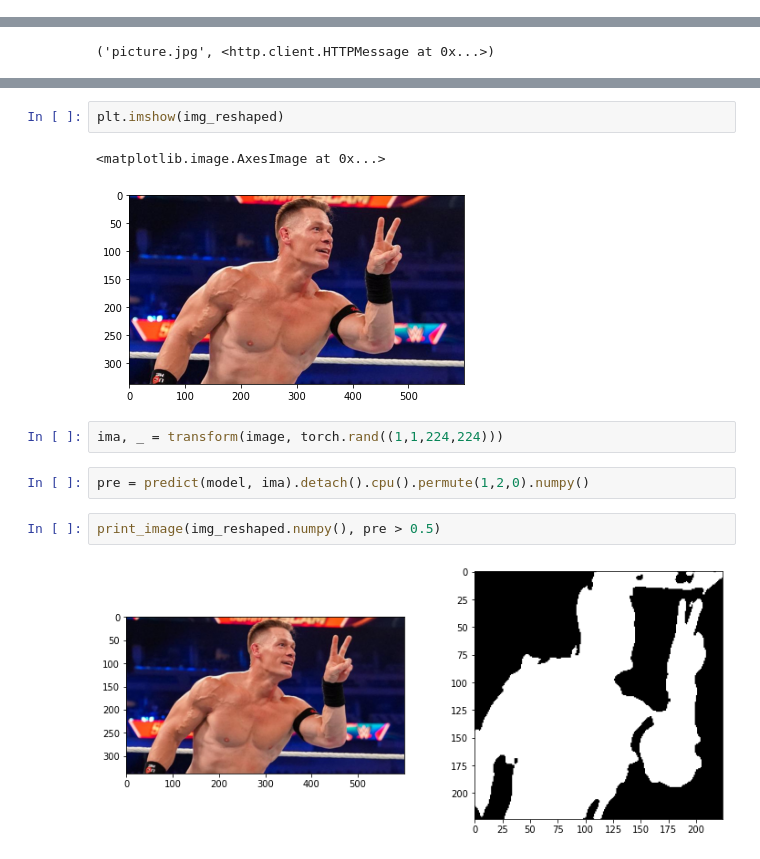
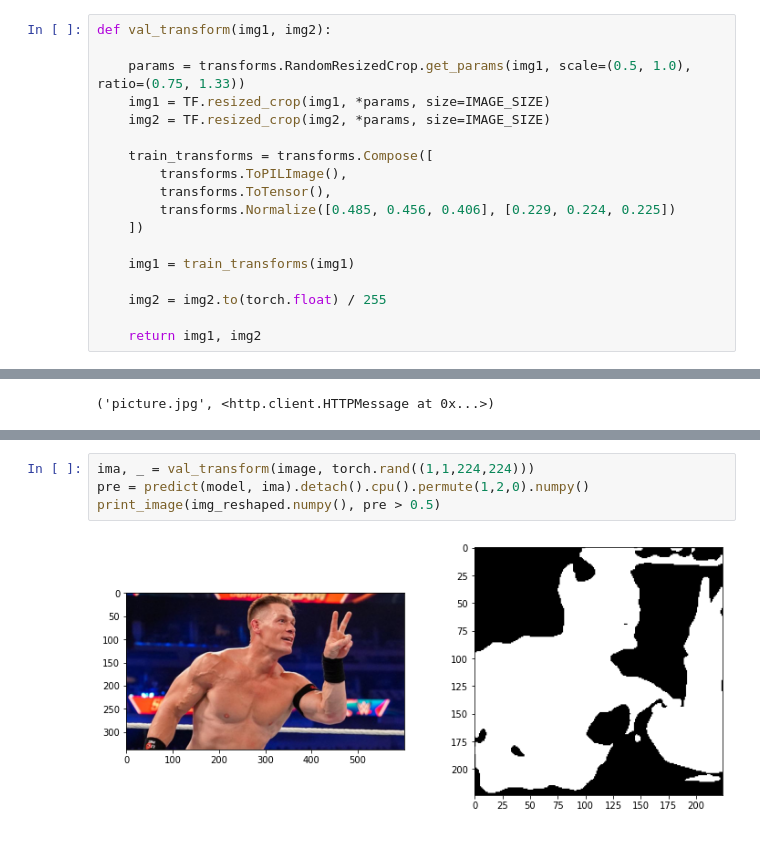
Before and after one commit to EvaEVL/BodySegmentation, a Jupyter notebook: bodysegmentation.ipynb, the cells around one changed output, grey strips where cells are left out. Cells and saved outputs as stored; diff of their text form.

```diff
--- a/bodysegmentation.ipynb
+++ b/bodysegmentation.ipynb
@@ -417,0 +466,18 @@ def predict(model, inputs):
+# %%
+def val_transform(img1, img2):
+
+    params = transforms.RandomResizedCrop.get_params(img1, scale=(0.5, 1.0), ratio=(0.75, 1.33))
+    img1 = TF.resized_crop(img1, *params, size=IMAGE_SIZE)
+    img2 = TF.resized_crop(img2, *params, size=IMAGE_SIZE)
+
+    train_transforms = transforms.Compose([
+        transforms.ToPILImage(),
+        transforms.ToTensor(),
+        transforms.Normalize([0.485, 0.456, 0.406], [0.229, 0.224, 0.225])
+    ])
+
+    img1 = train_transforms(img1)
+
+    img2 = img2.to(torch.float) / 255
+
+    return img1, img2
@@ -430,13 +536,6 @@ img_reshaped = image.permute(1, 2, 0)
-# %%
-plt.imshow(img_reshaped)
-# %% [output]
-<matplotlib.image.AxesImage at 0x...>
-[figure, removed]
 # %%
-ima, _ = transform(image, torch.rand((1,1,224,224)))
+ima, _ = val_transform(image, torch.rand((1,1,224,224)))
+pre = predict(model, ima).detach().cpu().permute(1,2,0).numpy()
+print_image(img_reshaped.numpy(), pre > 0.5)
+# %% [output]
+[figure, added]
-# %%
-pre = predict(model, ima).detach().cpu().permute(1,2,0).numpy()
-# %%
-print_image(img_reshaped.numpy(), pre > 0.5)
-# %% [output]
-[figure, removed]
```
Also changed, not shown: parts of 21 cells of this notebook.
